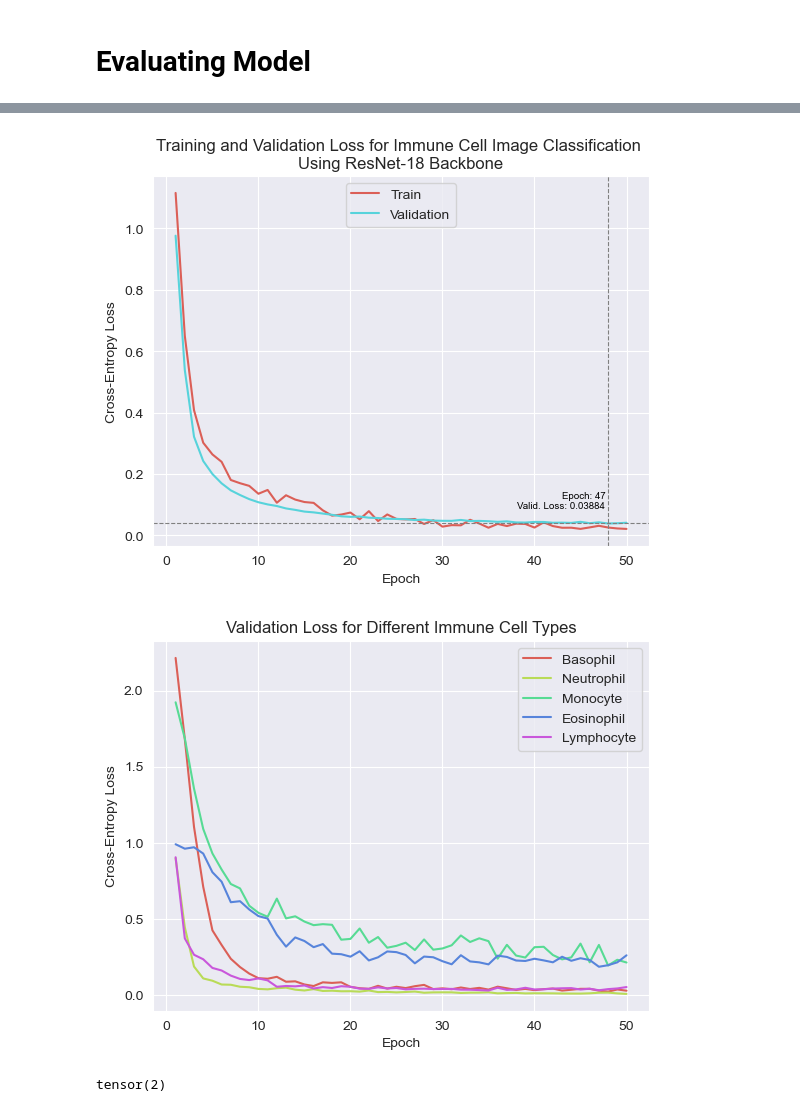
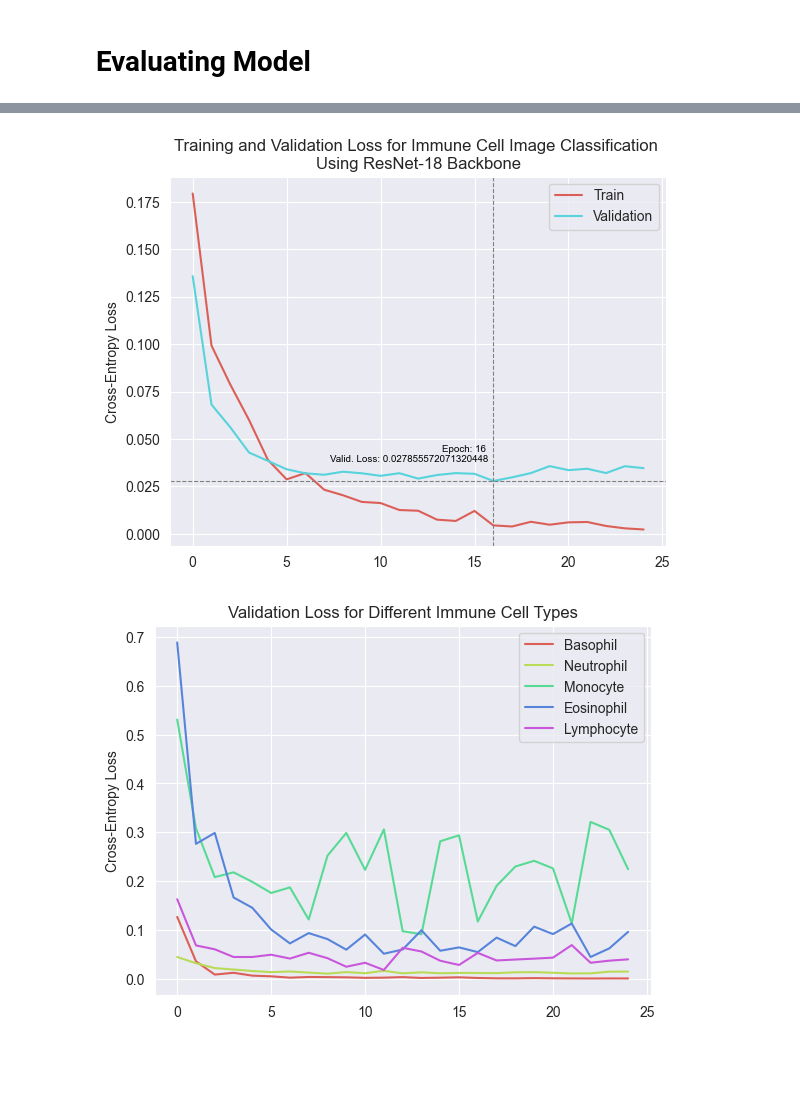
Before and after one commit to cgeils25/White_Blood_Cell_Image_Classification, a Jupyter notebook: train.ipynb, the cells around one changed output, grey strips where cells are left out. Saved outputs shown, nothing was run; the diff lists cells and outputs as text; code cells hidden in the pictures; blank space fills up the shorter version.

Commit message:
retrain model

```diff
--- a/train.ipynb
+++ b/train.ipynb
@@ -360,7 +345,6 @@ class FinalBlock(nn.Module):
 # %%
-# replacing resnet18 fc with custom final block
-final_block = FinalBlock()
-resnet18.fc = final_block
+# replacing resnet18 fc with custom linear layer with 5 classes. Output will be raw logits
+resnet18.fc = nn.Linear(512, 5)
 # %%
 # move to specified device
 resnet18 = resnet18.to(device)
@@ -403,9 +360,7 @@ from utils.misc_utils import date_n_time
 # %%
 # hyperparameters
 loss_fn = torch.nn.CrossEntropyLoss()
-lr = 0.000001
-optimizer = torch.optim.Adam(params=resnet18.parameters(), lr=lr)
-num_epochs = 50
+optimizer = torch.optim.Adam(params=resnet18.parameters(), lr=OPTIONS['learning_rate'], weight_decay=OPTIONS['l2_penalty'])
 # %%
 def train_one_epoch(dataloader, model, loss_fn, optimizer, device):
     # set model to train mode
@@ -522,7 +466,7 @@ all_class_validation_losses = {label: [] for label in list(class_map.values())}
 all_model_paths = []
 all_model_filenames = []
 
-for epoch in range(1, num_epochs+1):
+for epoch in range(1, OPTIONS['num_epochs']+1):
     print("-"*60)
     print("Epoch ", epoch)
 
@@ -537,7 +481,11 @@ for epoch in range(1, num_epochs+1):
     print("Starting Model Validation...")
     mean_validation_loss, losses_for_unique_labels = validate_classification_model(validation_dataloader, resnet18, loss_fn, device)
     print("Mean validation loss: ", mean_validation_loss)
-    print(f"Losses for individual classes: {losses_for_unique_labels}")
+
+    print("Losses for individual classes: ")
+
+    for label, loss_val in losses_for_unique_labels.items():
+        print(f"\t{label}: {loss_val}")
 
     all_validation_loss.append(mean_validation_loss)
 
@@ -547,10 +495,9 @@ for epoch in range(1, num_epochs+1):
 
     # saving model
     print("Saving model...")
-    model_save_directory = 'models/'
-    model_name = f'resnet18_epoch_{epoch}_time_{date_n_time()}'
-    model_path = os.path.join(model_save_directory, model_name)
-    torch.save(resnet18, model_path)
+    model_name = f'resnet18_epoch_{epoch}.pt'
+    model_path = os.path.join(OPTIONS['model_dir'], model_name)
+    torch.save(resnet18, model_path) # not saving state_dict because the C++ frontend doesn't like it
 
     all_model_filenames.append(model_path)
     assert os.path.exists(model_path), 'Model failed to save'
@@ -800,0 +724,12 @@ df.head()
+# %%
+df_train_val_loss = pd.DataFrame({
+    # 'epoch': np.arange(1, OPTIONS['num_epochs']+1),
+    'Train': all_train_loss,
+    'Validation': all_validation_loss
+})
+
+df_classes = pd.DataFrame({class_map_inv[label]: all_class_validation_losses[label] for label in all_class_validation_losses})
+
+all_loss_df = pd.concat([df_train_val_loss, df_classes], axis=1)
+
+all_loss_df.head()
@@ -801,30 +743,27 @@ df.head()
 # %%
 sns.set_style("darkgrid")
-sns.lineplot(data=df[['Train', 'Validation']], palette='hls', dashes=False)
+sns.lineplot(data=all_loss_df[['Train', 'Validation']], palette='hls', dashes=False)
 plt.ylabel('Cross-Entropy Loss')
 plt.title('Training and Validation Loss for Immune Cell Image Classification \nUsing ResNet-18 Backbone')
 
-plt.axvline(x=np.argmin(df.Validation)+1, color='gray', linestyle='--', linewidth='0.8')
-plt.axhline(y=np.min(df.Validation), color='gray', linestyle='--', linewidth='0.8')
-plt.text(x=np.argmin(df.Validation)+0.7, y=np.min(df.Validation)+0.05, s='Epoch: 47\nValid. Loss: 0.03884', color='black', fontsize=7, ha='right')
+plt.axvline(x=np.argmin(all_loss_df.Validation), color='gray', linestyle='--', linewidth='0.8')
+plt.axhline(y=np.min(all_loss_df.Validation), color='gray', linestyle='--', linewidth='0.8')
+plt.text(x=np.argmin(all_loss_df.Validation)-.25, y=np.min(all_loss_df.Validation)+0.01, s=f"Epoch: {np.argmin(all_loss_df.Validation)} \nValid. Loss: {np.min(all_loss_df.Validation)}",
+         color='black', fontsize=7, ha='right')
 
 filename_train_and_valid="Train and Validation Loss for Immune Cell Image Classification Using Transfer Learning on Resnet-18".replace(" ", "_")
 plt.savefig(fname=filename_train_and_valid, dpi=1000)
 # %% [output]
-[figure, old version]
+[figure, new version]
 # %%
 sns.set_style("darkgrid")
-sns.lineplot(data=df[['Basophil', 'Neutrophil', 'Monocyte', 'Eosinophil', 'Lymphocyte']], palette='hls', dashes=False)
+sns.lineplot(data=all_loss_df[['Basophil', 'Neutrophil', 'Monocyte', 'Eosinophil', 'Lymphocyte']], palette='hls', dashes=False)
 plt.ylabel('Cross-Entropy Loss')
 plt.title('Validation Loss for Different Immune Cell Types')
 filename_diff_immune_cell="Validation Loss for Each Immune Cell Type".replace(" ", "_")
 plt.savefig(fname=filename_diff_immune_cell, dpi=1000)
 # %% [output]
-[figure, old version]
+[figure, new version]
-# %%
-torch.argmax(torch.tensor([1, 2, 3]))
-# %% [output]
-tensor(2)
 # %%
 # checking out test dataset
 test_dataloader.dataset.immune_cell_counts()
```
Also changed, not shown: parts of 50 cells of this notebook.
